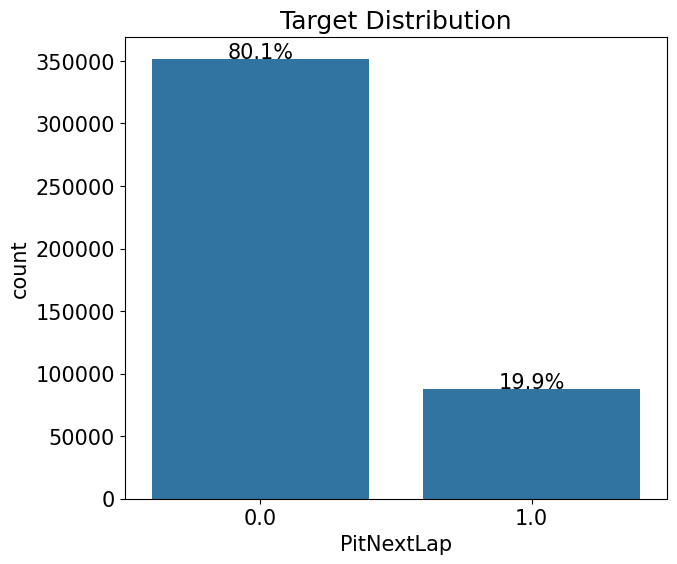
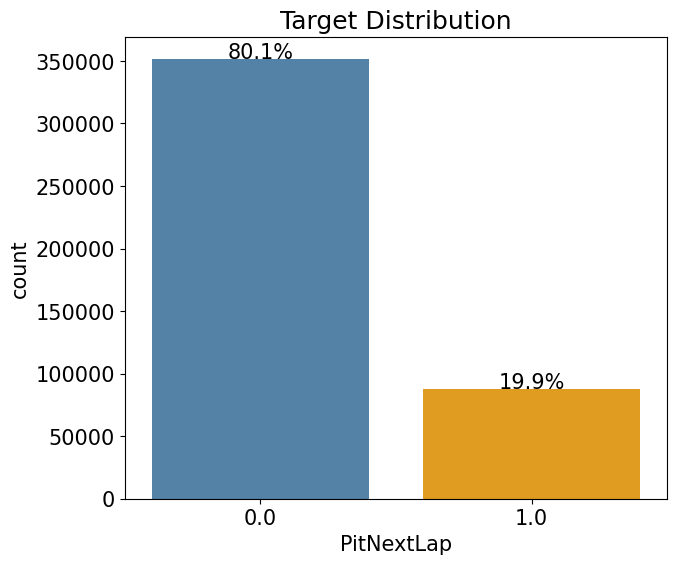
Unified diff of the notebook cell whose output changed from the first chart to the second:
--- before
+++ after
@@ -2,5 +2,6 @@
 plt.figure(figsize=(7,6))
 
-ax=sns.countplot(x='PitNextLap', data=train)
+ax = sns.countplot(x='PitNextLap', data=train, hue='PitNextLap',
+                   palette={0.0: 'steelblue', 1.0: 'orange'}, legend=False)
 write_percent(ax, len(train))
 ax.set_title('Target Distribution')

Commit: complete